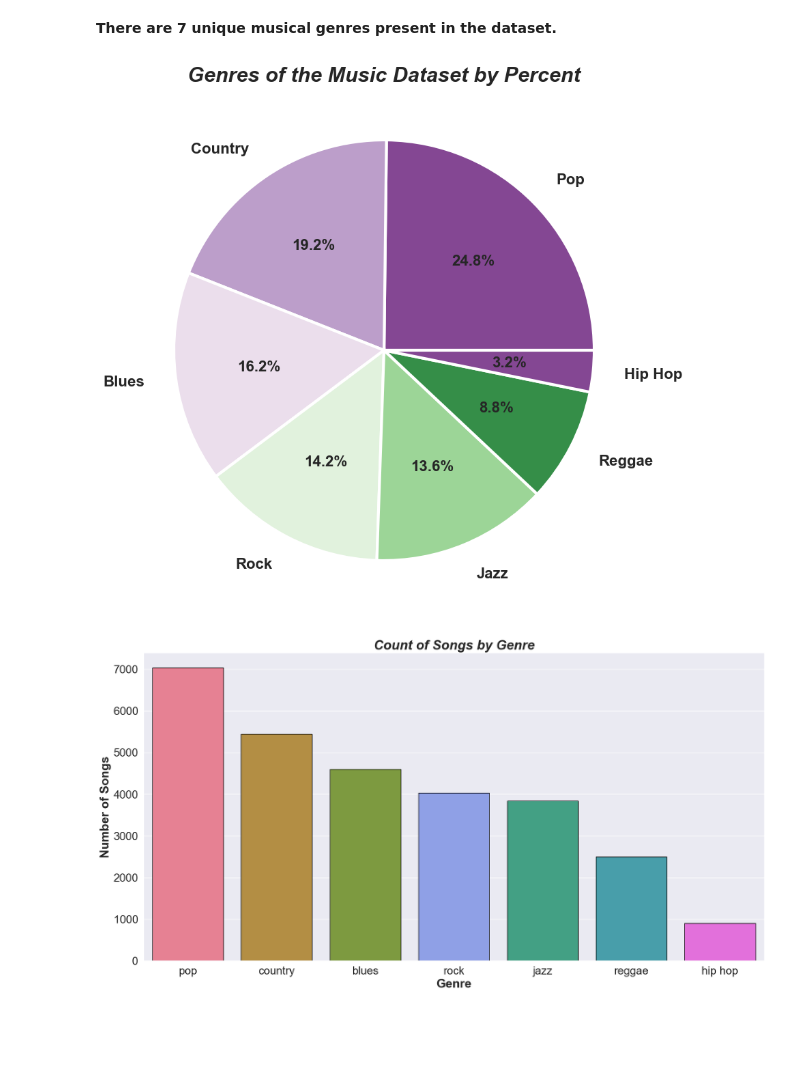
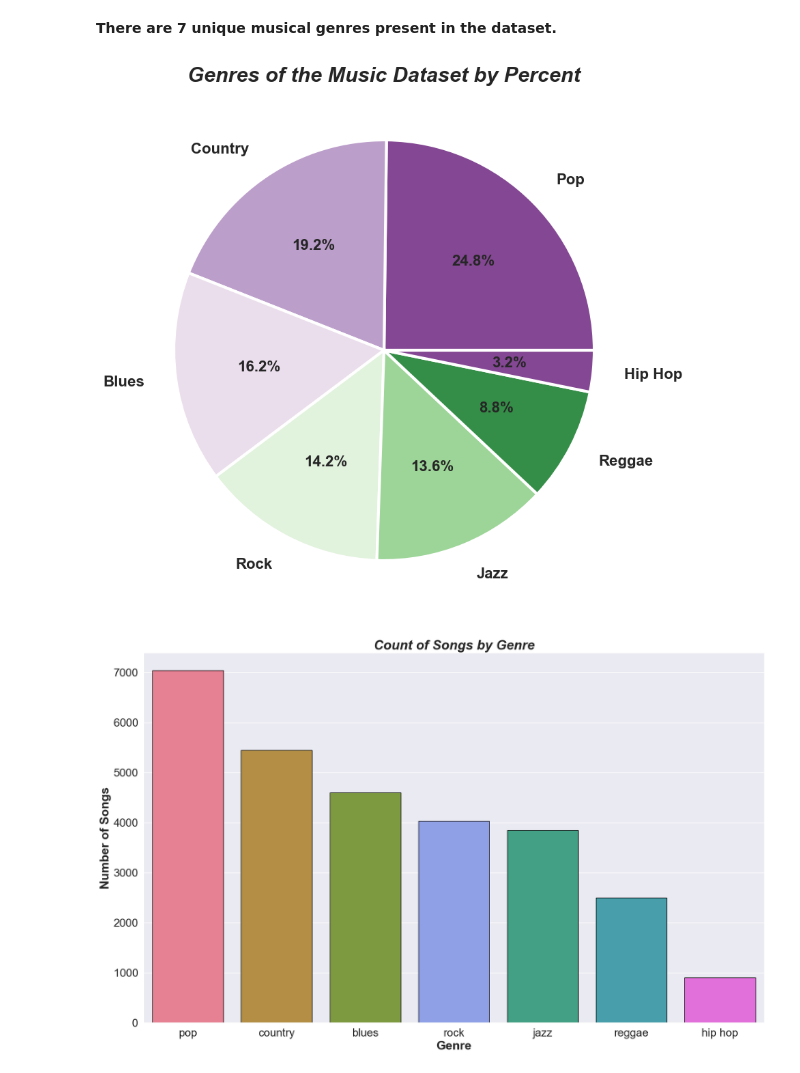
Before and after one commit to thetechleila/Music-Recommendation-Algorithm, a Jupyter notebook: EDA_music.ipynb, the cells around one changed output. Drawn from its saved outputs; the diff is of its cells as text; code cells hidden in the pictures; blank space fills up the shorter version.

```diff
--- a/EDA_music.ipynb
+++ b/EDA_music.ipynb
@@ -354,29 +354,29 @@ Name: count, dtype: int64
 # %%
 # Create a pieplot to visualize amount of genres by proportion
 
 
 gnames = ["Pop", "Country", "Blues", "Rock", "Jazz", "Reggae", "Hip Hop"]
 gcounts = [7038, 5444, 4603, 4032, 3844, 2497, 904]
 
 plt.figure(figsize=(10, 10))
 plt.pie(gcounts, labels=gnames, labeldistance=1.15, autopct='%1.1f%%', wedgeprops = { 'linewidth' : 3, 'edgecolor' : 'white' }, textprops={'fontsize': 16, 'weight' : 'bold'})
 plt.title("Genres of the Music Dataset by Percent", fontsize=22, weight='bold', style='italic')
 plt.show()
 
 # Create a barplot to visualize amount of genres in dataset
 
 g_order = df["genre"].value_counts(ascending=False).index
 
-plt.figure(figsize=(20, 10))
+plt.figure(figsize=(20, 12))
 
 sns.countplot(data=df, x= "genre", order=g_order, hue="genre", edgecolor= "black")
 
 sns.set(style="darkgrid", palette="PRGn")
 plt.xlabel("Genre", fontsize=22, weight='bold')
 plt.ylabel('Number of Songs', fontsize=22, weight='bold')
 plt.title("Count of Songs by Genre", fontsize=24, weight='bold', style='italic')
 plt.tick_params(axis='both', which='major', labelsize=20)
 plt.show()
 # %% [output]
 [figure]
-[figure, old version]
+[figure, new version]
```
